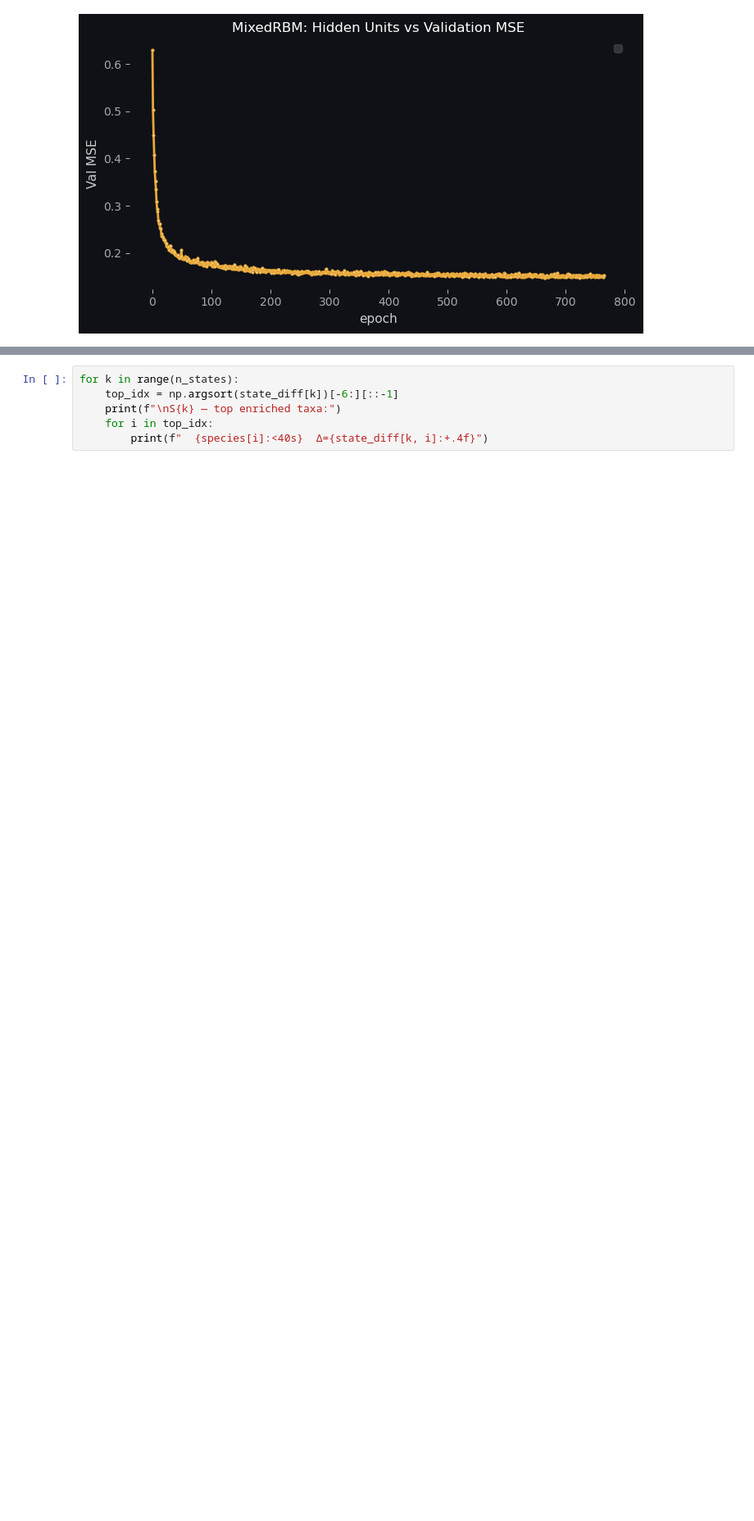
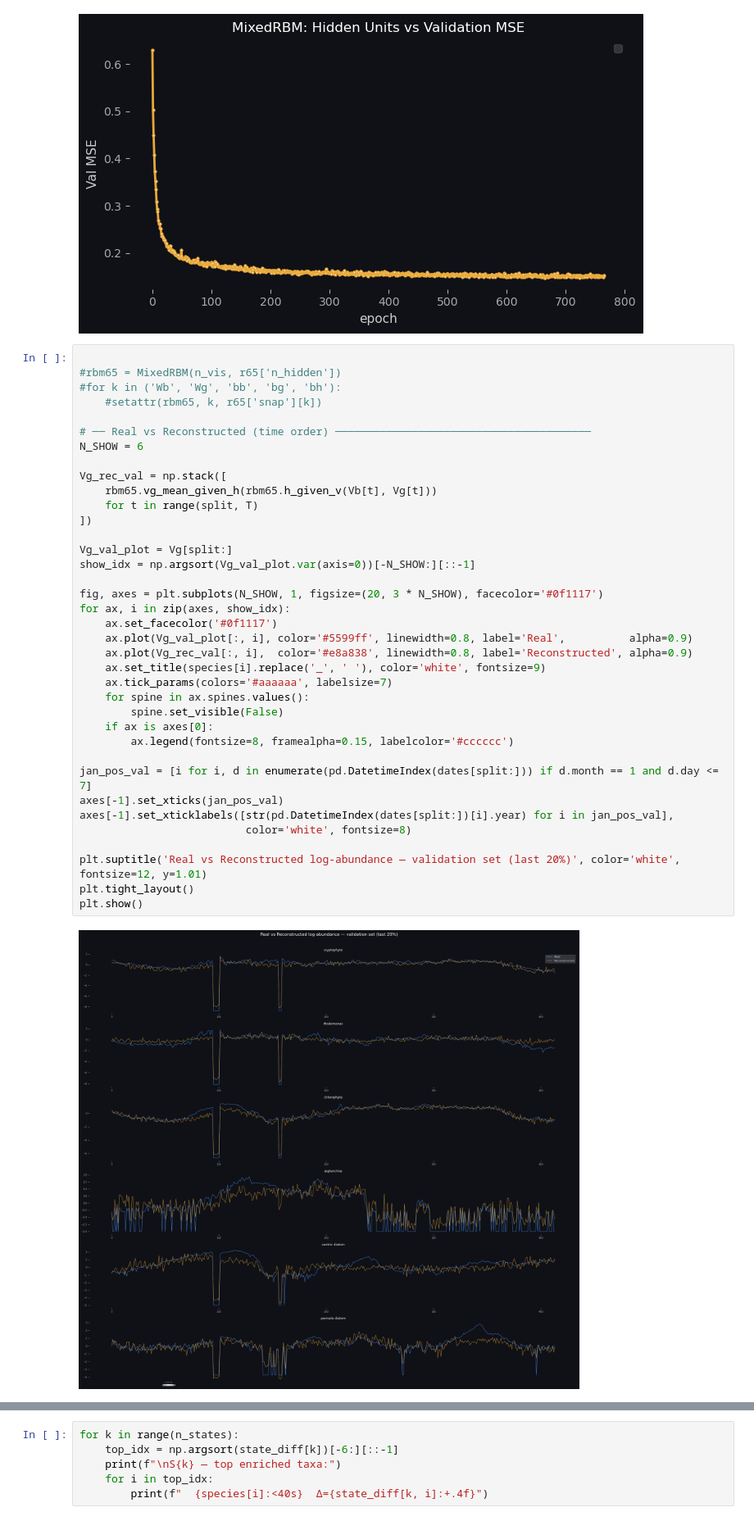
Before and after one commit to contingency01/RBM-Plankton-Densities, a Jupyter notebook: MixedRBM.ipynb, the cells around one changed output, grey strips where cells are left out. Shown at 82% size. Drawn from its saved outputs; the diff is of its cells as text; blank space fills up the shorter version.

```diff
--- a/MixedRBM.ipynb
+++ b/MixedRBM.ipynb
@@ -381,6 +364,45 @@ plt.tight_layout()
 plt.show()
 # %% [output]
 [figure]
+# %%
+
+#rbm65 = MixedRBM(n_vis, r65['n_hidden'])
+#for k in ('Wb', 'Wg', 'bb', 'bg', 'bh'):
+    #setattr(rbm65, k, r65['snap'][k])
+
+# ── Real vs Reconstructed (time order) ────────────────────────────────────────
+N_SHOW = 6
+
+Vg_rec_val = np.stack([
+    rbm65.vg_mean_given_h(rbm65.h_given_v(Vb[t], Vg[t]))
+    for t in range(split, T)
+])
+
+Vg_val_plot = Vg[split:]
+show_idx = np.argsort(Vg_val_plot.var(axis=0))[-N_SHOW:][::-1]
+
+fig, axes = plt.subplots(N_SHOW, 1, figsize=(20, 3 * N_SHOW), facecolor='#0f1117')
+for ax, i in zip(axes, show_idx):
+    ax.set_facecolor('#0f1117')
+    ax.plot(Vg_val_plot[:, i], color='#5599ff', linewidth=0.8, label='Real',          alpha=0.9)
+    ax.plot(Vg_rec_val[:, i],  color='#e8a838', linewidth=0.8, label='Reconstructed', alpha=0.9)
+    ax.set_title(species[i].replace('_', ' '), color='white', fontsize=9)
+    ax.tick_params(colors='#aaaaaa', labelsize=7)
+    for spine in ax.spines.values():
+        spine.set_visible(False)
+    if ax is axes[0]:
+        ax.legend(fontsize=8, framealpha=0.15, labelcolor='#cccccc')
+
+jan_pos_val = [i for i, d in enumerate(pd.DatetimeIndex(dates[split:])) if d.month == 1 and d.day <= 7]
+axes[-1].set_xticks(jan_pos_val)
+axes[-1].set_xticklabels([str(pd.DatetimeIndex(dates[split:])[i].year) for i in jan_pos_val],
+                          color='white', fontsize=8)
+
+plt.suptitle('Real vs Reconstructed log-abundance — validation set (last 20%)', color='white', fontsize=12, y=1.01)
+plt.tight_layout()
+plt.show()
+# %% [output]
+[figure, added]
 # %%
 fig, axes = plt.subplots(1, 2, figsize=(20, 12), facecolor='#0f1117')
 sp_labels = [s.replace('_', ' ') for s in species]
```
Also changed, not shown: parts of 16 cells of this notebook, 1 other file.
